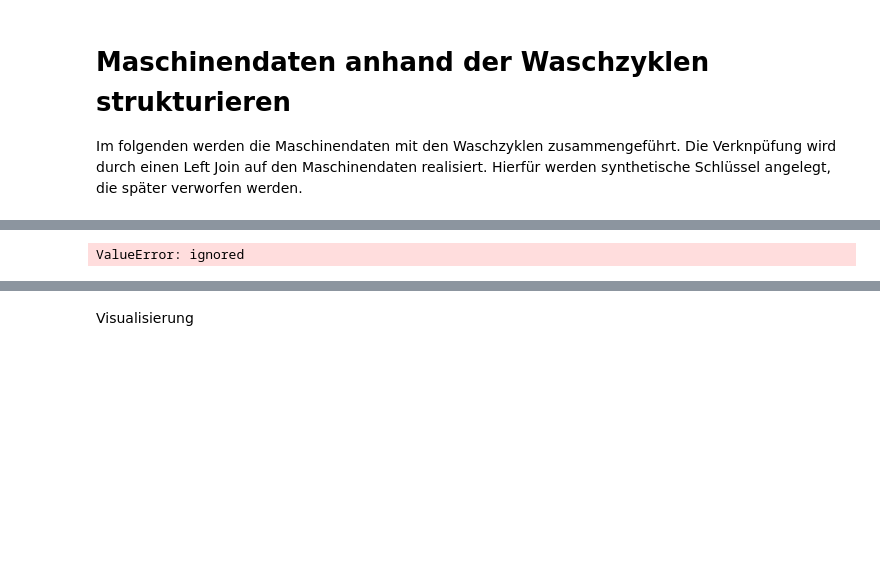
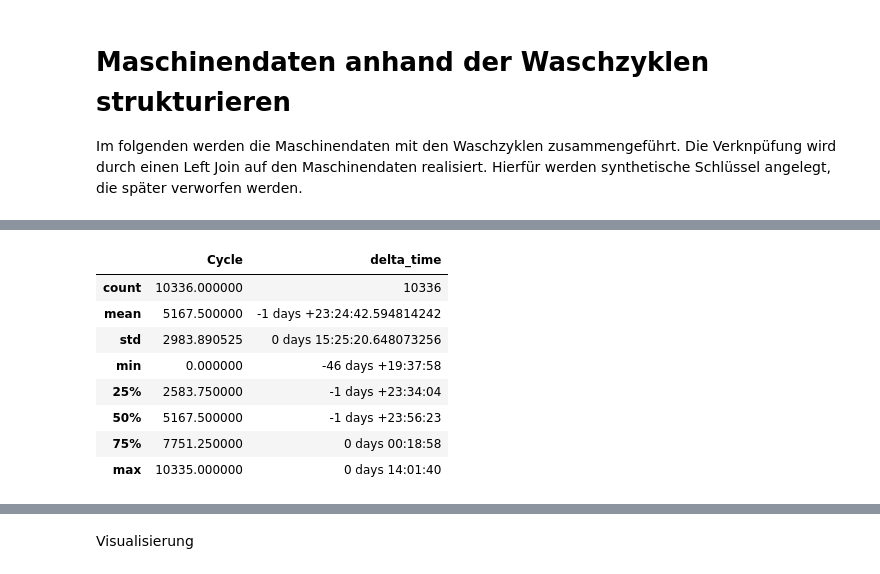
Before and after one commit to svenpete/Adressbuch, a Jupyter notebook: BvL.ipynb, the cells around one changed output, grey strips where cells are left out. Cells and saved outputs as stored; diff of their text form; code cells hidden in the pictures; blank space fills up the shorter version.

```diff
--- a/BvL.ipynb
+++ b/BvL.ipynb
@@ -511,0 +488,5 @@ df_sensordata.assign(cycle = lambda x: for valdf_sensordata[])
+# %%
+df_washcycles['delta_time'] = df_washcycles['End'] - df_washcycles['Start']
+print(df_washcycles.head())
+df_washcycles.describe()
+# %% [output]
@@ -511,0 +499,9 @@ df_sensordata.assign(cycle = lambda x: for valdf_sensordata[])
+|  | Cycle | delta_time |
+| count | 10336.000000 | 10336 |
+| mean | 5167.500000 | -1 days +23:24:42.594814242 |
+| std | 2983.890525 | 0 days 15:25:20.648073256 |
+| min | 0.000000 | -46 days +19:37:58 |
+| 25% | 2583.750000 | -1 days +23:34:04 |
+| 50% | 5167.500000 | -1 days +23:56:23 |
+| 75% | 7751.250000 | 0 days 00:18:58 |
+| max | 10335.000000 | 0 days 14:01:40 |
@@ -520,8 +534,6 @@ df_interval = pd.DataFrame(df_washcycles,
 
 index = pd.DatetimeIndex(['2014-07-04', '2014-08-04',
                           '2015-07-04', '2015-08-04'])
-# %% [output]
-ValueError: ignored
 # %%
 year_2017 = pd.Interval(pd.Timestamp('2017-01-01 00:00:00'), pd.Timestamp('2018-01-01 00:00:00'), closed='left')
 
```
Also changed, not shown: parts of 7 cells of this notebook.
